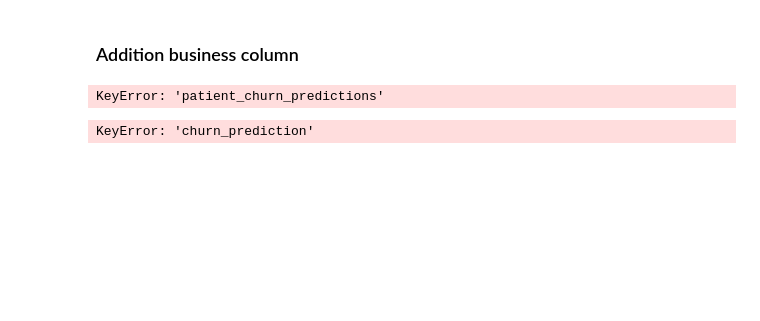
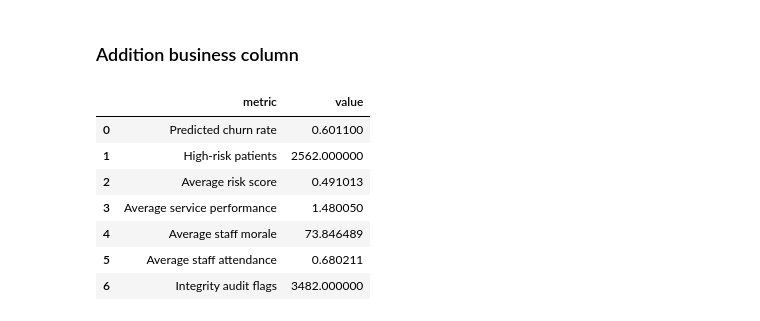
Before and after one commit to Mipjeiger/hospital-churn-customer-analytics-, a Jupyter notebook: develop/researchment/06_Research_ML.ipynb, the cells around one changed output. Cells and saved outputs as stored; diff of their text form; code cells hidden in the pictures; blank space fills up the shorter version.

```diff
--- a/develop/researchment/06_Research_ML.ipynb
+++ b/develop/researchment/06_Research_ML.ipynb
@@ -600,10 +360,0 @@ Loaded bundles: ['integrity_audit', 'patient_churn', 'risk_level', 'risk_score',
-# %%
-# Confirm the model is true
-m = manifest_by_concept["integrity_audit"]
-print(f"Minio key: {m['minio_key']}")
-print(f"n features: {len(m['features'])}")
-print(f"First 16 features match array: {list(bundles['integrity_audit']) == m['features'][:16]}")
-
-# Compare with a concept that loads correctly
-for concept, mf in manifest_by_concept.items():
-    print(f"{concept:25s} -> {mf['minio_key']:50s} -> {type(bundles[concept])}")
@@ -671,15 +360,0 @@ def select_best_model(concept):
-# %%
-raw= bundles.get('integrity_audit')
-print(f"Raw type: {type(raw)}")
-if isinstance(raw, np.ndarray):
-    print(f"ndim: {raw.ndim}")
-    print(f"Shape: {raw.shape}")
-    print(f"dtype: {raw.dtype}")
-
-    try:
-        print(f'first element: {type(raw.flat[0]), raw.flat[0]}')
-    except Exception as e:
-        print(f"Error accessing first element: {e}")
-
-else:
-    print(f"Raw content: {raw}")
@@ -740,39 +489,38 @@ TypeError: integrity_audit: expected dict bundle, got <class 'numpy.ndarray'> (a
 # %% [markdown]
 ### Addition business column
-# %%
-predictions["churn_prediction"] = predictions["patient_churn_predictions"].astype(int)
-predictions["high_risk"] = predictions["risk_level_prediction"].astype(str).str.lower().eq("high")
-predictions["audit_flag"] = predictions["integrity_audit_predictions"].astype(int)
-# %% [output]
-KeyError: 'patient_churn_predictions'
 # %%
 # Business summary
 
 summary = pd.DataFrame(
     {
         "metric": [
             "Predicted churn rate",
             "High-risk patients",
             "Average risk score",
             "Average service performance",
             "Average staff morale",
             "Average staff attendance",
             "Integrity audit flags",
         ],
         "value": [
-            predictions["churn_prediction"].mean(),
-            predictions["high_risk"].sum(),
-            predictions["risk_score_prediction"].mean(),
-            predictions["service_performance_prediction"].mean(),
-            predictions["staff_staff_morale_prediction"].mean(),
-            predictions[
-                "staff_staff_attendance_rate_prediction"
-            ].mean(),
-            predictions["audit_flag"].sum(),
+            predictions["patient_churn_bundle_predicted"].mean(),
+            predictions["risk_level_bundle_predicted"].astype(str).str.lower().eq("high").sum(),
+            predictions["risk_score_bundle_predicted"].mean(),
+            predictions["service_performance_bundle_predicted"].mean(),
+            predictions["staff_staff_morale_bundle_predicted"].mean(),
+            predictions["staff_staff_attendance_rate_bundle_predicted"].mean(),
+            predictions["integrity_audit_bundle_predicted"].astype(int).sum()
         ],
     }
 )
 
 summary
 # %% [output]
-KeyError: 'churn_prediction'
+|  | metric | value |
+| 0 | Predicted churn rate | 0.601100 |
+| 1 | High-risk patients | 2562.000000 |
+| 2 | Average risk score | 0.491013 |
+| 3 | Average service performance | 1.480050 |
+| 4 | Average staff morale | 73.846489 |
+| 5 | Average staff attendance | 0.680211 |
+| 6 | Integrity audit flags | 3482.000000 |
```
Also changed, not shown: parts of 25 cells of this notebook, 1 other file.
